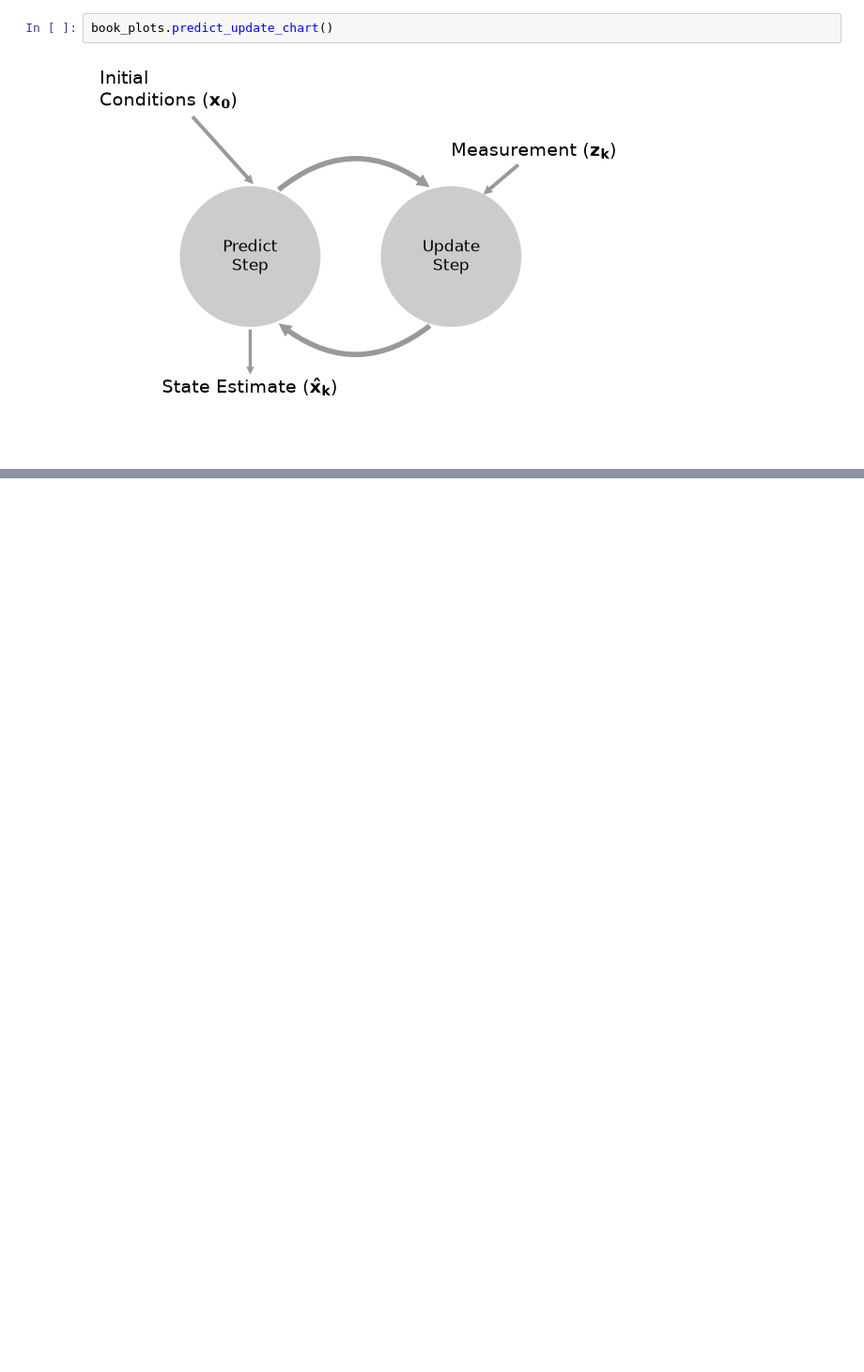
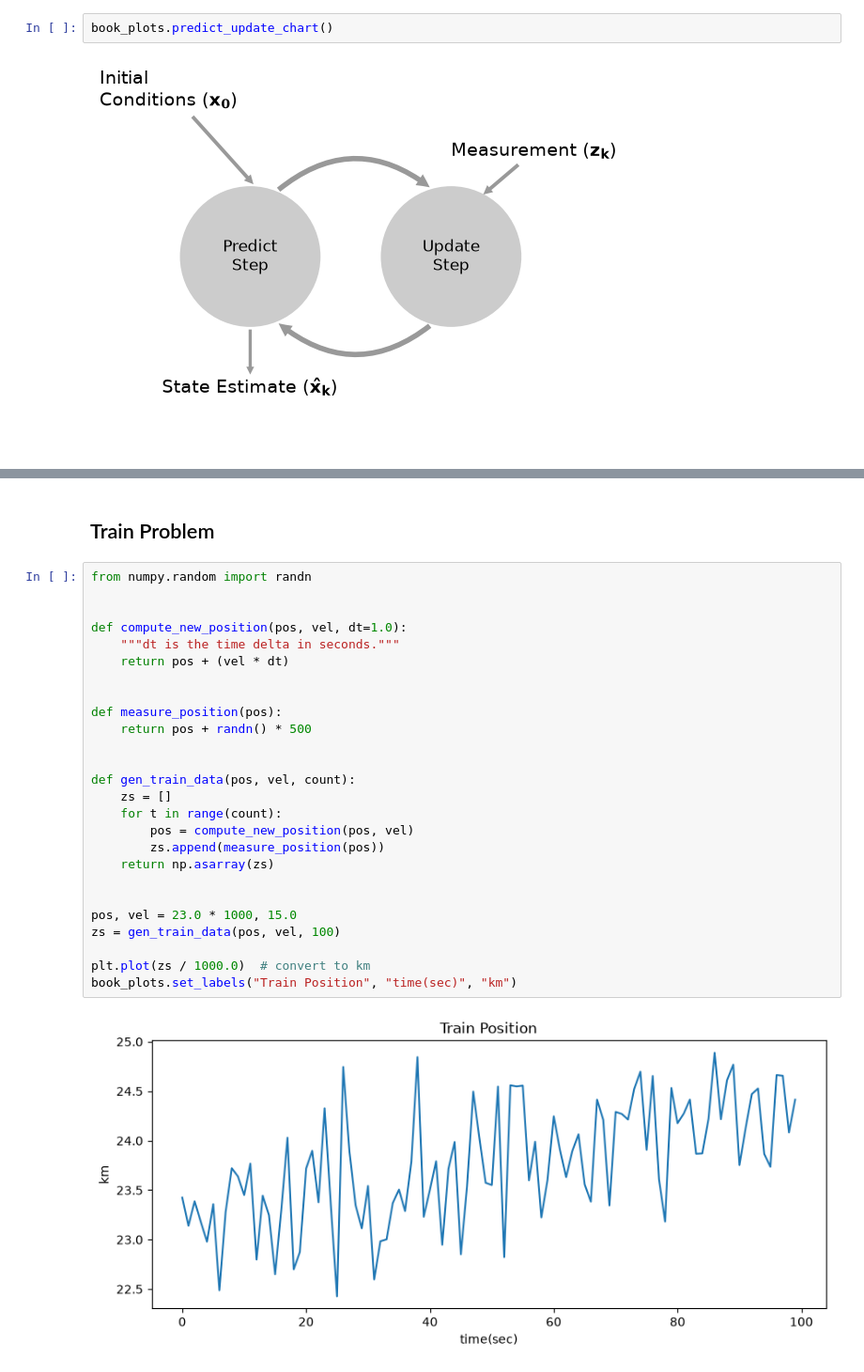
Before and after one commit to mozartfish/engineering-practice, a Jupyter notebook: bayesian-filtering/g-h-filter.ipynb, the cells around one changed output, grey strips where cells are left out. Shown at 94% size. Drawn from its saved outputs; the diff is of its cells as text; blank space fills up the shorter version.

```diff
--- a/bayesian-filtering/g-h-filter.ipynb
+++ b/bayesian-filtering/g-h-filter.ipynb
@@ -324,0 +383,30 @@ book_plots.predict_update_chart()
+# %% [markdown]
+## Train Problem
+# %%
+from numpy.random import randn
+
+
+def compute_new_position(pos, vel, dt=1.0):
+    """dt is the time delta in seconds."""
+    return pos + (vel * dt)
+
+
+def measure_position(pos):
+    return pos + randn() * 500
+
+
+def gen_train_data(pos, vel, count):
+    zs = []
+    for t in range(count):
+        pos = compute_new_position(pos, vel)
+        zs.append(measure_position(pos))
+    return np.asarray(zs)
+
+
+pos, vel = 23.0 * 1000, 15.0
+zs = gen_train_data(pos, vel, 100)
+
+plt.plot(zs / 1000.0)  # convert to km
+book_plots.set_labels("Train Position", "time(sec)", "km")
+# %% [output]
+[figure, added]
```
Also changed, not shown: parts of 12 cells of this notebook, 1 other file.
